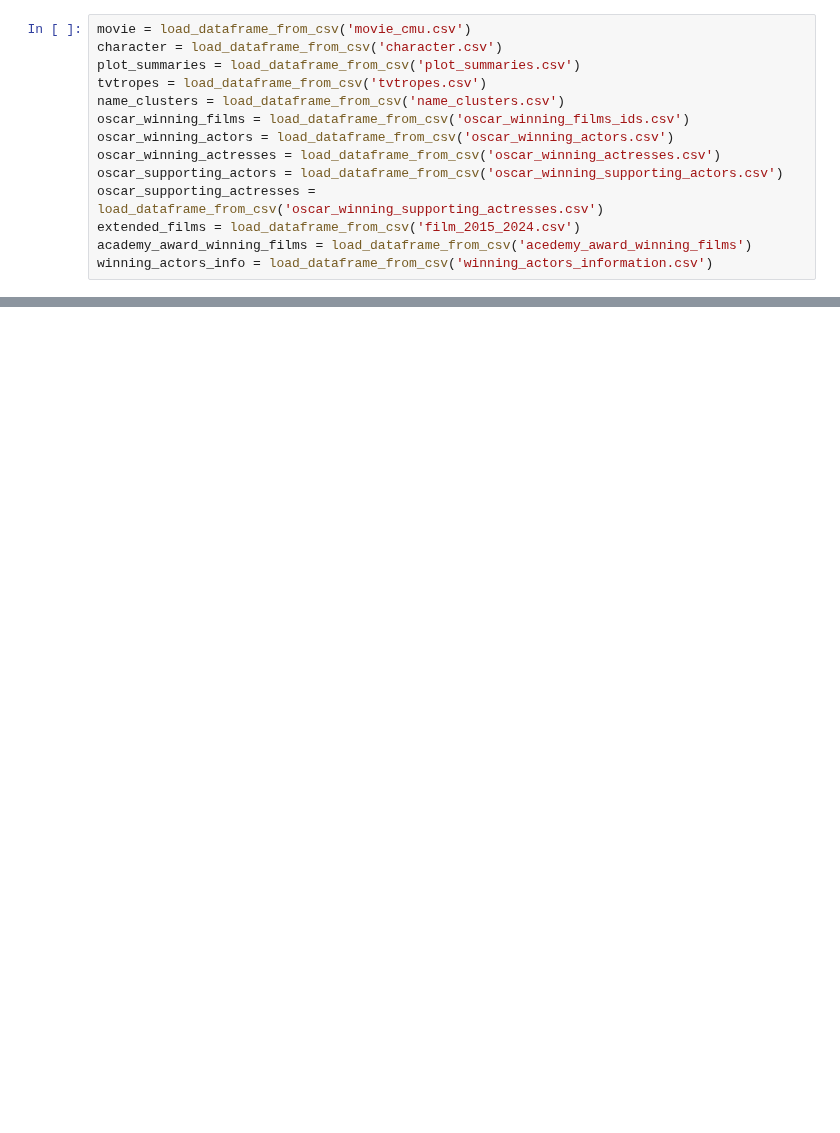
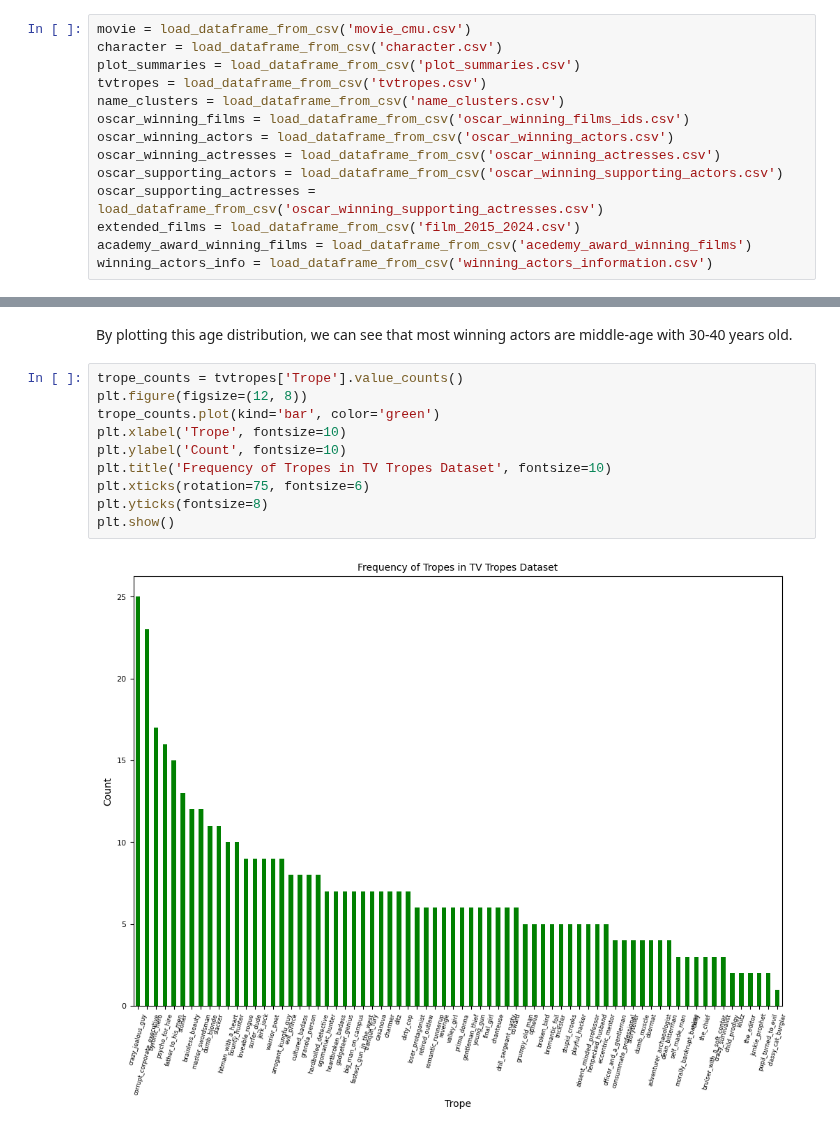
Before and after one commit to epfl-ada/ada-2024-project-5ds, a Jupyter notebook: results.ipynb, the cells around one changed output, grey strips where cells are left out. Drawn from its saved outputs; the diff is of its cells as text; blank space fills up the shorter version.

```diff
--- a/results.ipynb
+++ b/results.ipynb
@@ -45,0 +95,14 @@ winning_actors_info
+# %% [markdown]
+By plotting this age distribution, we can see that most winning actors are middle-age with 30-40 years old.
+# %%
+trope_counts = tvtropes['Trope'].value_counts()
+plt.figure(figsize=(12, 8))
+trope_counts.plot(kind='bar', color='green')
+plt.xlabel('Trope', fontsize=10)
+plt.ylabel('Count', fontsize=10)
+plt.title('Frequency of Tropes in TV Tropes Dataset', fontsize=10)
+plt.xticks(rotation=75, fontsize=6)
+plt.yticks(fontsize=8)
+plt.show()
+# %% [output]
+[figure, added]
```
Also changed, not shown: parts of 21 cells of this notebook, 10 other files.
